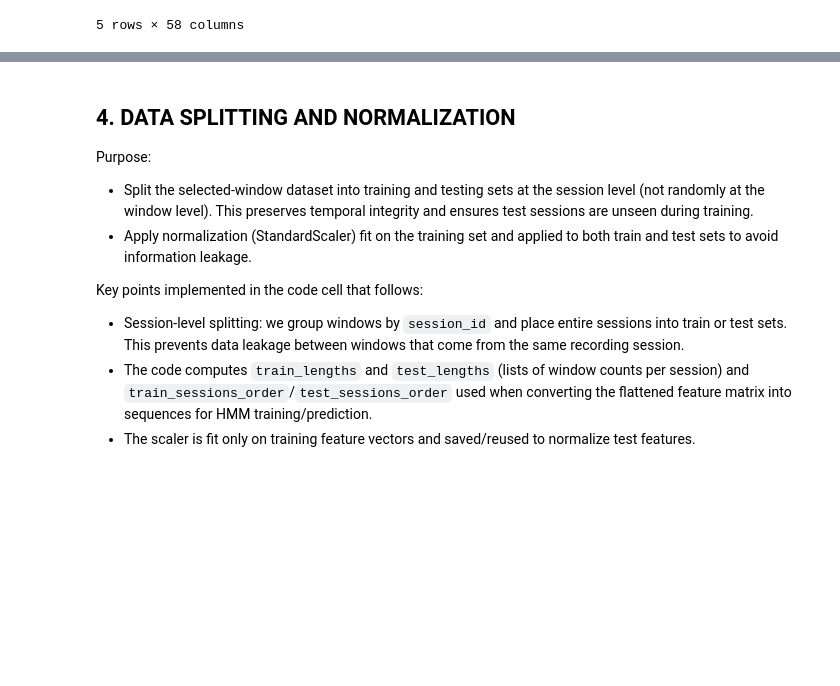
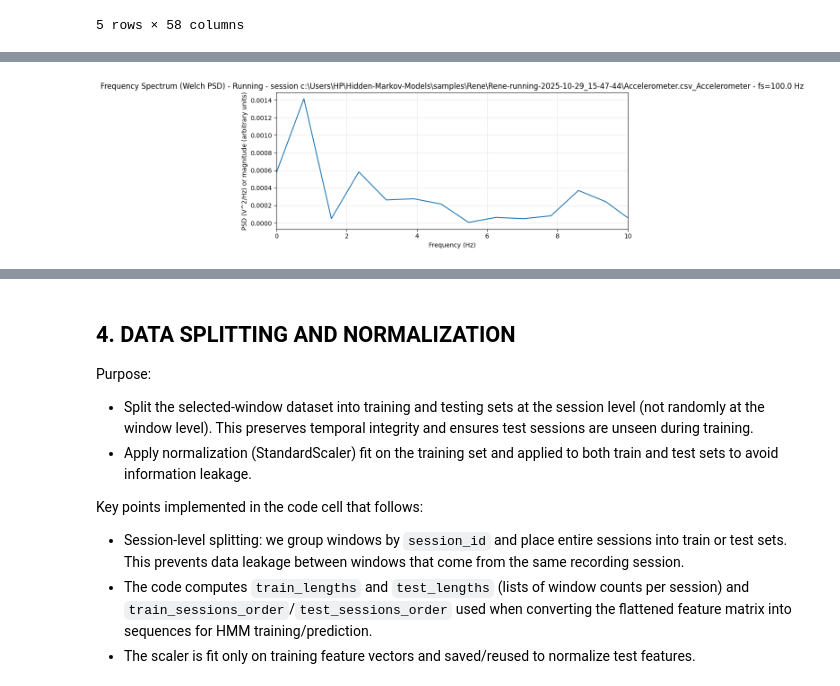
Before and after one commit to Kanisa1/Hidden-Markov-Models, a Jupyter notebook: notebook/Hidden.ipynb, the cells around one changed output, grey strips where cells are left out. Drawn from its saved outputs; the diff is of its cells as text; code cells hidden in the pictures; blank space fills up the shorter version.

```diff
--- a/notebook/Hidden.ipynb
+++ b/notebook/Hidden.ipynb
@@ -497,3 +497,90 @@ Name: count, dtype: int64
 | 3 | c:\Users\HP\Hidden-Markov-Models\... | jumping | 0.252697 | -0.004046 | 0.401693 | 141.301939 | 4.891250 | ... |
 | 4 | c:\Users\HP\Hidden-Markov-Models\... | jumping | 0.225818 | -0.005286 | 0.591300 | 215.928317 | 2.172603 | ... |
 5 rows × 58 columns
+# %%
+# Frequency spectrum (PSD) of accelerometer during a representative running session
+import numpy as np
+import pandas as pd
+import matplotlib.pyplot as plt
+from scipy.signal import welch
+
+# Choose a representative running session (first available)
+running_sessions = df[df['activity'] == 'running']['session_id'].unique() if 'session_id' in df.columns else None
+if running_sessions is None or len(running_sessions) == 0:
+    # fallback: pick any rows labelled 'running'
+    run_df = df[df['activity'] == 'running']
+    if run_df.empty:
+        print('No running data found in `df`.')
+    else:
+        session_df = run_df.copy()
+else:
+    sess = running_sessions[0]
+    session_df = df[(df['session_id'] == sess) & (df['activity'] == 'running')].copy()
+    print(f'Using running session_id: {sess} (rows: {len(session_df)})')
+
+if 'session_df' in locals() and not session_df.empty:
+    # Determine sampling rate (prefer existing variable, else infer from timestamp)
+    if 'sampling_rate' in globals() and isinstance(sampling_rate, (int, float)) and sampling_rate > 0:
+        fs = sampling_rate
+    elif 'timestamp' in session_df.columns:
+        # timestamp expected in seconds or ms - try to infer seconds
+        ts = session_df['timestamp'].values.astype(float)
+        dt = np.median(np.diff(ts))
+        if dt == 0:
+            fs = 50.0
+        else:
+            # if timestamps look like ms (large), convert to seconds
+            if np.median(ts) > 1e5:
+                dt = np.median(np.diff(ts)) / 1000.0
+            fs = 1.0 / dt if dt > 0 else 50.0
+    else:
+        fs = 50.0  # default if nothing else available
+
+    # Choose accelerometer channels; try 'x','y','z' or fallbacks
+    for col_group in [('x','y','z'), ('ax','ay','az'), ('acc_x','acc_y','acc_z')]:
+        if all(c in session_df.columns for c in col_group):
+            ax, ay, az = col_group
+            break
+    else:
+        # If no separate axes, try an 'acc' or 'svm' column
+        if 'acc' in session_df.columns:
+            ax = 'acc'; ay = az = None
+        elif 'svm' in session_df.columns:
+            ax = 'svm'; ay = az = None
+        else:
+            raise RuntimeError('No accelerometer columns found (expected x,y,z or ax,ay,az or acc/svm).')
+
+    # Build the signal to analyze: prefer SVM (magnitude) for overall spectrum, but plot axes too
+    if ay is not None and az is not None:
+        svm_signal = np.sqrt(session_df[ax].astype(float)**2 + session_df[ay].astype(float)**2 + session_df[az].astype(float)**2)
+    else:
+        svm_signal = session_df[ax].astype(float)
+
+    # Use Welch's method for PSD (stable for short and noisy signals)
+    nperseg = min(1024, max(128, int(len(svm_signal)//4)))
+    freqs, psd = welch(svm_signal.values, fs=fs, nperseg=nperseg)
+
+    # Plot SVM PSD and optionally per-axis PSD
+    fig, axplt = plt.subplots(1,1, figsize=(9,4))
+    axplt.plot(freqs, psd, lw=1.5)
+    axplt.set_xlabel('Frequency (Hz)')
+    axplt.set_ylabel('PSD (V^2/Hz) or magnitude (arbitrary units)')
+    axplt.set_title(f'Frequency Spectrum (Welch PSD) - Running - session {sess if "sess" in locals() else "(no-session)"} - fs={fs:.1f} Hz')
+    axplt.set_xlim(0, min(10, freqs.max()))  # show up to 10 Hz by default (typical human cadence range)
+    axplt.grid(True, alpha=0.3)
+    plt.tight_layout()
+    plt.show()
+
+    # Optional: show per-axis PSDs if axes exist
+    if ay is not None and az is not None:
+        fig2, axes = plt.subplots(1,3, figsize=(14,3))
+        for i, col in enumerate([ax, ay, az]):
+            f, p = welch(session_df[col].astype(float).values, fs=fs, nperseg=nperseg)
+            axes[i].plot(f, p)
+            axes[i].set_title(col)
+            axes[i].set_xlim(0, min(10, f.max()))
+            axes[i].grid(True, alpha=0.3)
+        fig2.suptitle('Per-axis Frequency Spectra (Welch PSD)')
+        plt.tight_layout()
+        plt.show()
+# %% [output]
@@ -499,0 +588 @@ Name: count, dtype: int64
+[figure, added]
```
Also changed, not shown: parts of 2 cells of this notebook, 6 other files.
